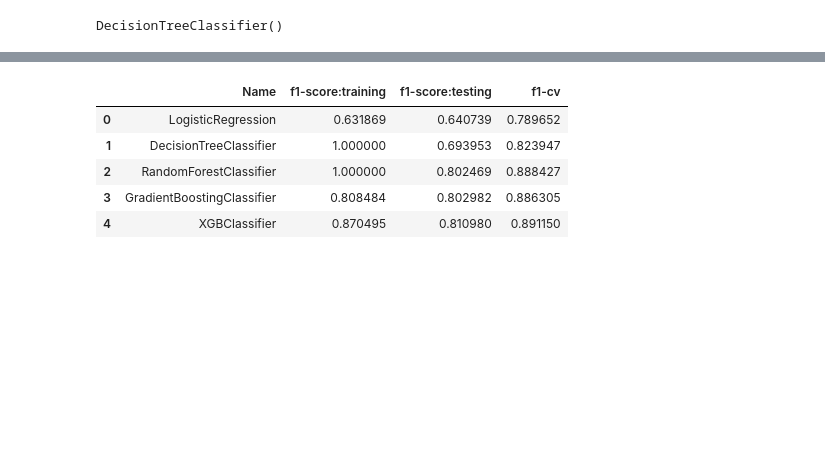
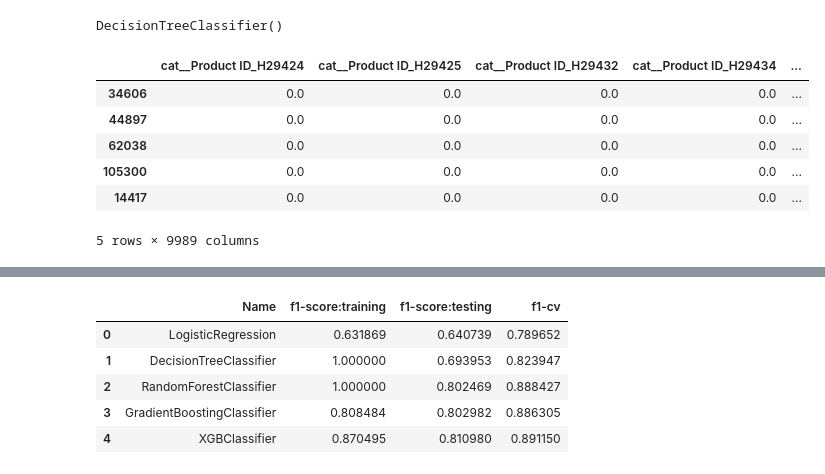
Before and after one commit to Paridhijain-githb/Machine-_learning_01, a Jupyter notebook: PROJECT2/project2classification.ipynb, the cells around one changed output, grey strips where cells are left out. Cells and saved outputs as stored; diff of their text form; code cells hidden in the pictures; blank space fills up the shorter version.

```diff
--- a/PROJECT2/project2classification.ipynb
+++ b/PROJECT2/project2classification.ipynb
@@ -211,4 +211,14 @@ DecisionTreeClassifier()
 from imblearn.under_sampling import RandomUnderSampler
 rus = RandomUnderSampler()
 x_us,y_us = rus.fit_resample(xtrain,ytrain)
+# %%
+x_us.head()
+# %% [output]
+|  | cat__Product ID_H29424 | cat__Product ID_H29425 | cat__Product ID_H29432 | cat__Product ID_H29434 | ... |
+| 34606 | 0.0 | 0.0 | 0.0 | 0.0 | ... |
+| 44897 | 0.0 | 0.0 | 0.0 | 0.0 | ... |
+| 62038 | 0.0 | 0.0 | 0.0 | 0.0 | ... |
+| 105300 | 0.0 | 0.0 | 0.0 | 0.0 | ... |
+| 14417 | 0.0 | 0.0 | 0.0 | 0.0 | ... |
+5 rows × 9989 columns
 # %%
```
Also changed, not shown: parts of 4 cells of this notebook.
